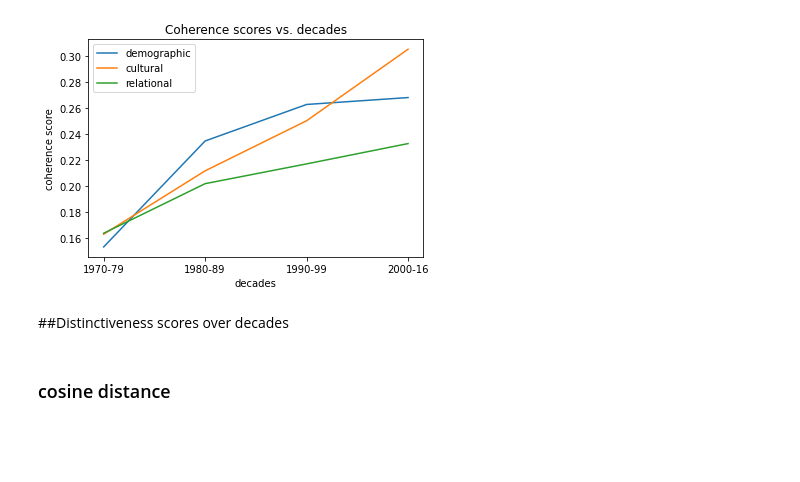
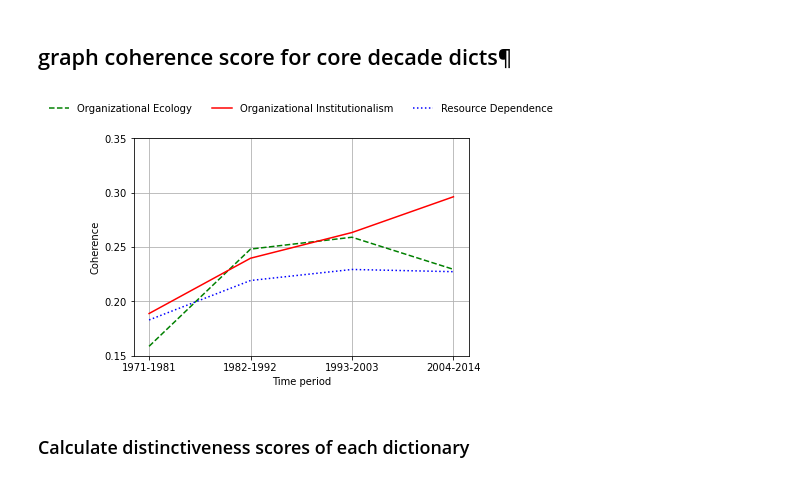
Before and after one commit to h2researchgroup/embeddings, a Jupyter notebook: validate/calculate_coherence_distinct.ipynb, the cells around one changed output. Cells and saved outputs as stored; diff of their text form; code cells hidden in the pictures; blank space fills up the shorter version.

```diff
--- a/validate/calculate_coherence_distinct.ipynb
+++ b/validate/calculate_coherence_distinct.ipynb
@@ -113,2 +168,0 @@ models = [m1, m2, m3, m4]
-# %%
-years = ['1970-79','1980-89','1990-99','2000-16']
@@ -130,0 +186,18 @@ rela_2000_cohere = dict_cohere(rela_core,m4)
+# %%
+## calculate coherence score of core decade dicts
+
+dem_1970_cohere = dict_cohere(dem_core,m1)
+cult_1970_cohere = dict_cohere(cult_core,m1)
+rela_1970_cohere = dict_cohere(relt_core,m1)
+
+dem_1980_cohere = dict_cohere(dem_core,m2)
+cult_1980_cohere = dict_cohere(cult_core,m2)
+rela_1980_cohere = dict_cohere(relt_core,m2)
+
+dem_1990_cohere = dict_cohere(dem_core,m3)
+cult_1990_cohere = dict_cohere(cult_core,m3)
+rela_1990_cohere = dict_cohere(relt_core,m3)
+
+dem_2000_cohere = dict_cohere(dem_core,m4)
+cult_2000_cohere = dict_cohere(cult_core,m4)
+rela_2000_cohere = dict_cohere(relt_core,m4)
@@ -131,23 +231,33 @@ rela_2000_cohere = dict_cohere(rela_core,m4)
+# %% [markdown]
+## graph coherence score for core decade dicts¶
 # %%
 import matplotlib.pyplot as plt
-plt.plot(years,[dem_1970_cohere,dem_1980_cohere,dem_1990_cohere,dem_2000_cohere], label='demographic')
+plt.plot(years,[dem_1970_cohere,dem_1980_cohere,dem_1990_cohere,dem_2000_cohere],'--', label='Organizational Ecology', color = 'green')
 
-plt.plot(years,[cult_1970_cohere,cult_1980_cohere,cult_1990_cohere,cult_2000_cohere], label='cultural')
+plt.plot(years,[cult_1970_cohere,cult_1980_cohere,cult_1990_cohere,cult_2000_cohere], label='Organizational Institutionalism', color = 'red')
 
-plt.plot(years,[rela_1970_cohere,rela_1980_cohere,rela_1990_cohere,rela_2000_cohere], label='relational')
+plt.plot(years,[rela_1970_cohere,rela_1980_cohere,rela_1990_cohere,rela_2000_cohere],':', label='Resource Dependence', color = 'blue')
 
-plt.xlabel('decades')
-plt.ylabel('coherence score')
+plt.xlabel('Time period')
+plt.ylabel('Coherence')
 
-plt.title('Coherence scores vs. decades')
+# plt.title('Coherence scores vs. decades')
+ax = plt.subplot(111)
+ax.legend(loc='upper center', bbox_to_anchor=(0.5, 1.2),
+          ncol=3, frameon=False)
 
-plt.legend();
+
+# plt.legend();
+plt.ylim(0.15, 0.35)
+plt.yticks(np.linspace(0.15, 0.35, 5))
+plt.grid()
+filepath =  'coherence_score_core_dict' + ".png"
+
+plt.savefig(filepath, bbox_inches='tight', dpi= 2000)
 # %% [output]
-[figure, old version]
+[figure, new version]
-# %% [markdown]
-##Distinctiveness scores over decades
-# %% [markdown]
-### cosine distance
+# %% [markdown]
+### Calculate distinctiveness scores of each dictionary
 # %%
 def dict_distinct(dict1, dict2, wem_model):
     '''Computes the average cosine distance score of terms in dict1 with all terms in dict2,
```
Also changed, not shown: parts of 42 cells of this notebook.
